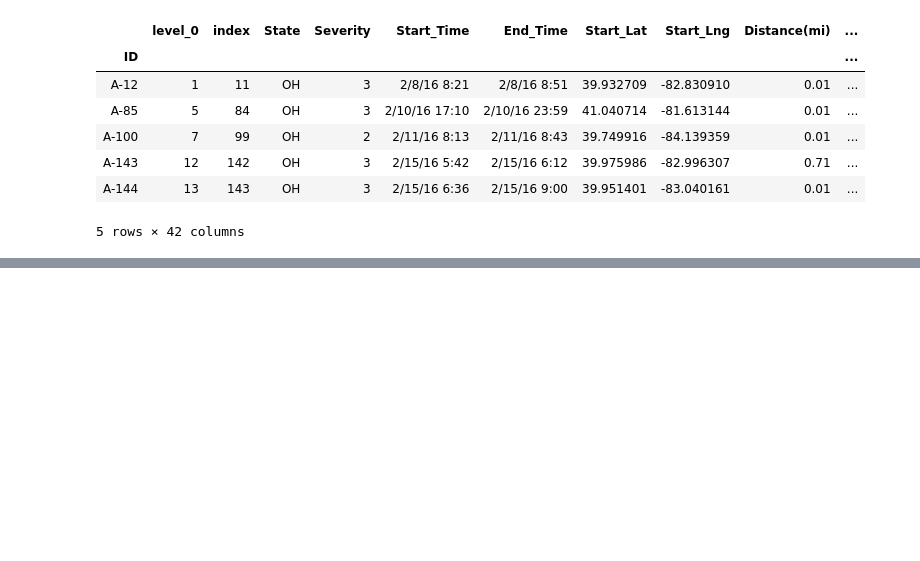
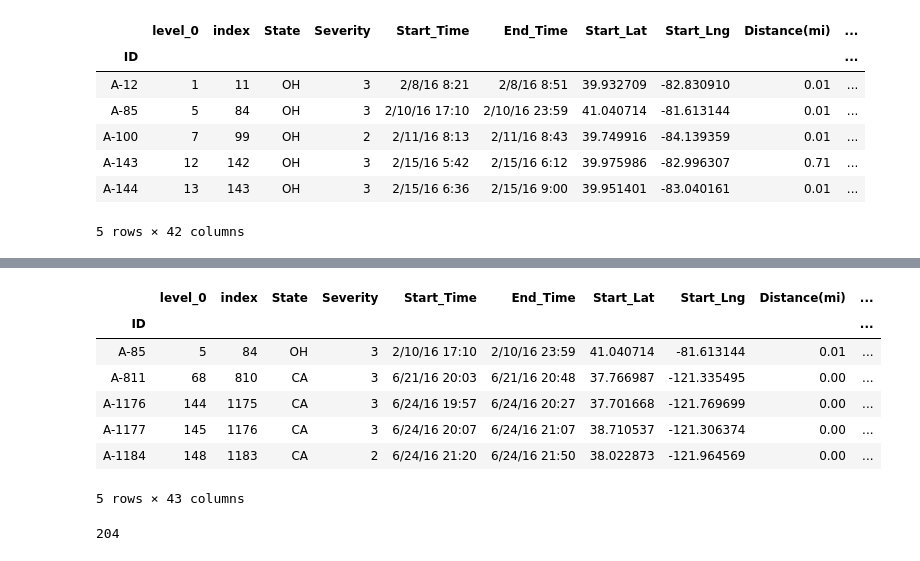
Before and after one commit to arundhatic/Project_1_sunsets, a Jupyter notebook: Arun/Project_1_part2.ipynb, the cells around one changed output, grey strips where cells are left out. Cells and saved outputs as stored; diff of their text form; code cells hidden in the pictures; blank space fills up the shorter version.

Commit message:
check if any accidents falls in the range close to sunset

```diff
--- a/Arun/Project_1_part2.ipynb
+++ b/Arun/Project_1_part2.ipynb
@@ -223,7 +219,7 @@ for city, state, zipcode, date in zip(accidents_data_hwy_westbound_df.loc[:, 'Ci
 
         sunset_url = f'{base_url}lat={lat}&lng={lng}&date={date}'
         #print(sunset_url)
-        response = requests.get(sunset_url, verify=False)
+        response = requests.get(sunset_url)
         sunset_data = response.json()
         #pprint(sunset_data)
         print('Sunset:', sunset_data['results']['sunset'])
@@ -464,3 +435,27 @@ accidents_data_hwy_westbound_sunset_date_time_df.head()
 | A-143 | 12 | 142 | OH | 3 | 2/15/16 5:42 | 2/15/16 6:12 | 39.975986 | -82.996307 | 0.71 | ... |
 | A-144 | 13 | 143 | OH | 3 | 2/15/16 6:36 | 2/15/16 9:00 | 39.951401 | -83.040161 | 0.01 | ... |
 5 rows × 42 columns
+# %%
+time_range_status = []
+
+def time_in_range(startTime, endTime, accidentTime):
+    if startTime < endTime:
+        return startTime <= accidentTime and accidentTime <= endTime
+    else: #Over midnight
+        return accidentTime >= startTime or accidentTime <= endTime
+
+for accident_time, sunset_time_local in zip(accidents_data_hwy_westbound_sunset_date_time_df.loc[:, 'Accident_Time'], accidents_data_hwy_westbound_sunset_date_time_df.loc[:, 'Sunset_Time_Local']):
+    #print(accident_time, sunset_time_local)
+    #print(str(int(sunset_time_local.split(':')[0]) + 1))
+    start_time = str(int(sunset_time_local.split(':')[0]) - 1) + ':' + sunset_time_local.split(':')[1]
+    start_time_no_seconds = datetime.strptime(start_time, '%H:%M').time()
+    print(start_time_no_seconds)
+    end_time = str(int(sunset_time_local.split(':')[0]) + 1) + ':' + sunset_time_local.split(':')[1]
+    end_time_no_seconds = datetime.strptime(end_time, '%H:%M').time()
+    print(end_time_no_seconds)
+    accident_time_nosecs = accident_time.split(':')[0] + ':' + accident_time.split(':')[1]
+    accident_time_no_seconds = datetime.strptime(accident_time_nosecs, '%H:%M').time()
+    print(accident_time_no_seconds)
+    print(time_in_range(start_time_no_seconds, end_time_no_seconds, accident_time_no_seconds))
+    time_range_status.append(time_in_range(start_time_no_seconds, end_time_no_seconds, accident_time_no_seconds))
+print(time_range_status)
@@ -466,0 +480,3 @@ accidents_data_hwy_westbound_sunset_date_time_df.head()
+# %%
+accidents_data_hwy_westbound_sunset_date_time_df['Accidents_Close_To_Sunset_Status'] = time_range_status
+accidents_data_hwy_westbound_sunset_date_time_df.head()
@@ -466,0 +492,16 @@ accidents_data_hwy_westbound_sunset_date_time_df.head()
+# %%
+accidents_data_hwy_westbound_close_to_sunset_df = accidents_data_hwy_westbound_sunset_date_time_df.loc[accidents_data_hwy_westbound_sunset_date_time_df['Accidents_Close_To_Sunset_Status'] == True]
+accidents_data_hwy_westbound_close_to_sunset_df.head()
+# %% [output]
+|  | level_0 | index | State | Severity | Start_Time | End_Time | Start_Lat | Start_Lng | Distance(mi) | ... |
+| ID |  |  |  |  |  |  |  |  |  | ... |
+| A-85 | 5 | 84 | OH | 3 | 2/10/16 17:10 | 2/10/16 23:59 | 41.040714 | -81.613144 | 0.01 | ... |
+| A-811 | 68 | 810 | CA | 3 | 6/21/16 20:03 | 6/21/16 20:48 | 37.766987 | -121.335495 | 0.00 | ... |
+| A-1176 | 144 | 1175 | CA | 3 | 6/24/16 19:57 | 6/24/16 20:27 | 37.701668 | -121.769699 | 0.00 | ... |
+| A-1177 | 145 | 1176 | CA | 3 | 6/24/16 20:07 | 6/24/16 21:07 | 38.710537 | -121.306374 | 0.00 | ... |
+| A-1184 | 148 | 1183 | CA | 2 | 6/24/16 21:20 | 6/24/16 21:50 | 38.022873 | -121.964569 | 0.00 | ... |
+5 rows × 43 columns
+# %%
+len(accidents_data_hwy_westbound_close_to_sunset_df)
+# %% [output]
+204
```
Also changed, not shown: parts of 12 cells of this notebook.
